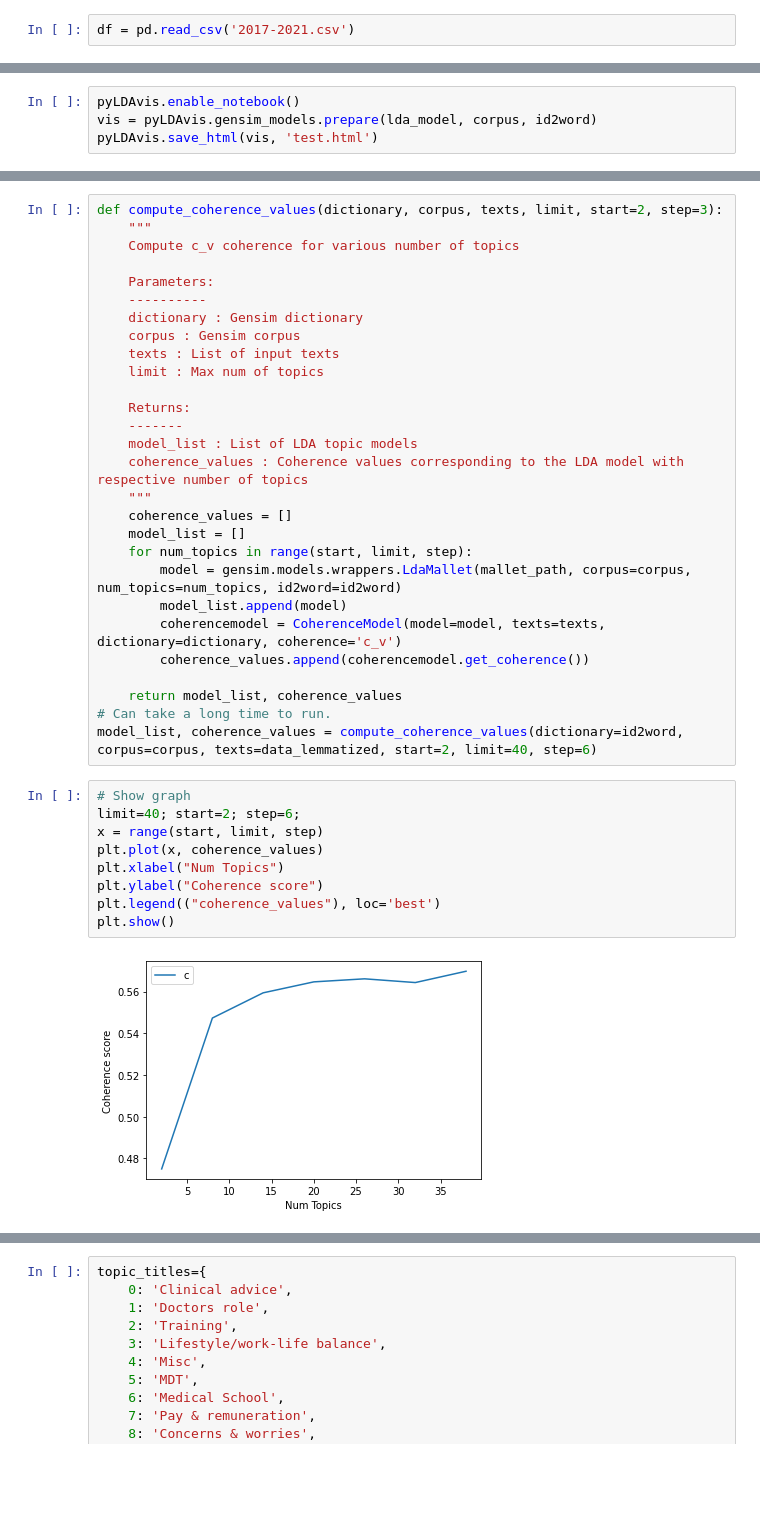
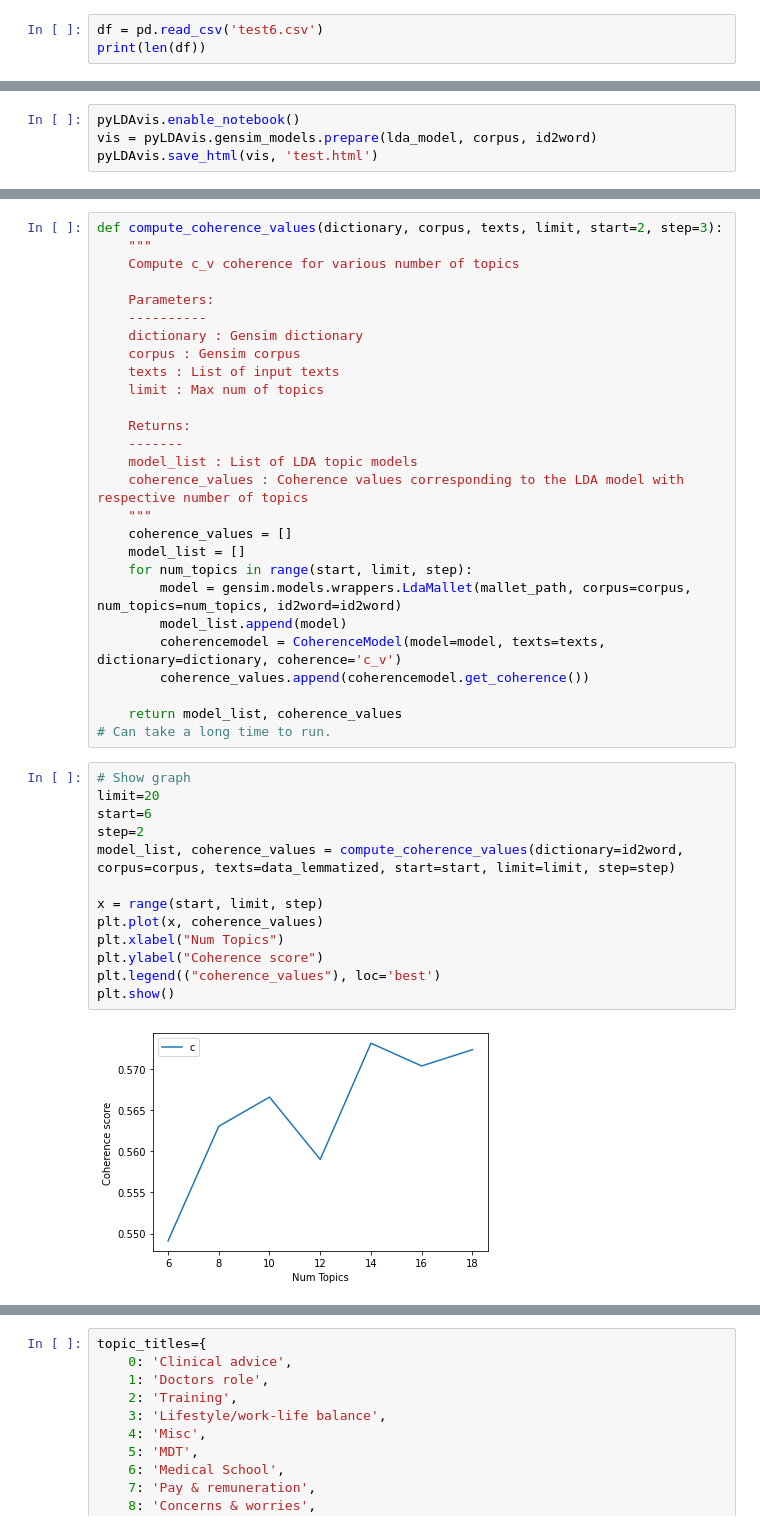
Before and after one commit to StuMaitland/reddit_scraper, a Jupyter notebook: lda_test.ipynb, the cells around one changed output, grey strips where cells are left out. Drawn from its saved outputs; the diff is of its cells as text; blank space fills up the shorter version.

```diff
--- a/lda_test.ipynb
+++ b/lda_test.ipynb
@@ -30,4 +30,5 @@ from nltk.corpus import stopwords
 stop_words = stopwords.words('english')
 stop_words.extend(['deleted', 'removed'])
 # %%
-df = pd.read_csv('2017-2021.csv')
+df = pd.read_csv('test6.csv')
+print(len(df))
@@ -204,16 +193,19 @@ def compute_coherence_values(dictionary, corpus, texts, limit, start=2, step=3):
 
     return model_list, coherence_values
 # Can take a long time to run.
-model_list, coherence_values = compute_coherence_values(dictionary=id2word, corpus=corpus, texts=data_lemmatized, start=2, limit=40, step=6)
 # %%
 # Show graph
-limit=40; start=2; step=6;
+limit=20
+start=6
+step=2
+model_list, coherence_values = compute_coherence_values(dictionary=id2word, corpus=corpus, texts=data_lemmatized, start=start, limit=limit, step=step)
+
 x = range(start, limit, step)
 plt.plot(x, coherence_values)
 plt.xlabel("Num Topics")
 plt.ylabel("Coherence score")
 plt.legend(("coherence_values"), loc='best')
 plt.show()
 # %% [output]
-[figure, old version]
+[figure, new version]
 # %%
```
Also changed, not shown: parts of 13 cells of this notebook, 2 other files.
